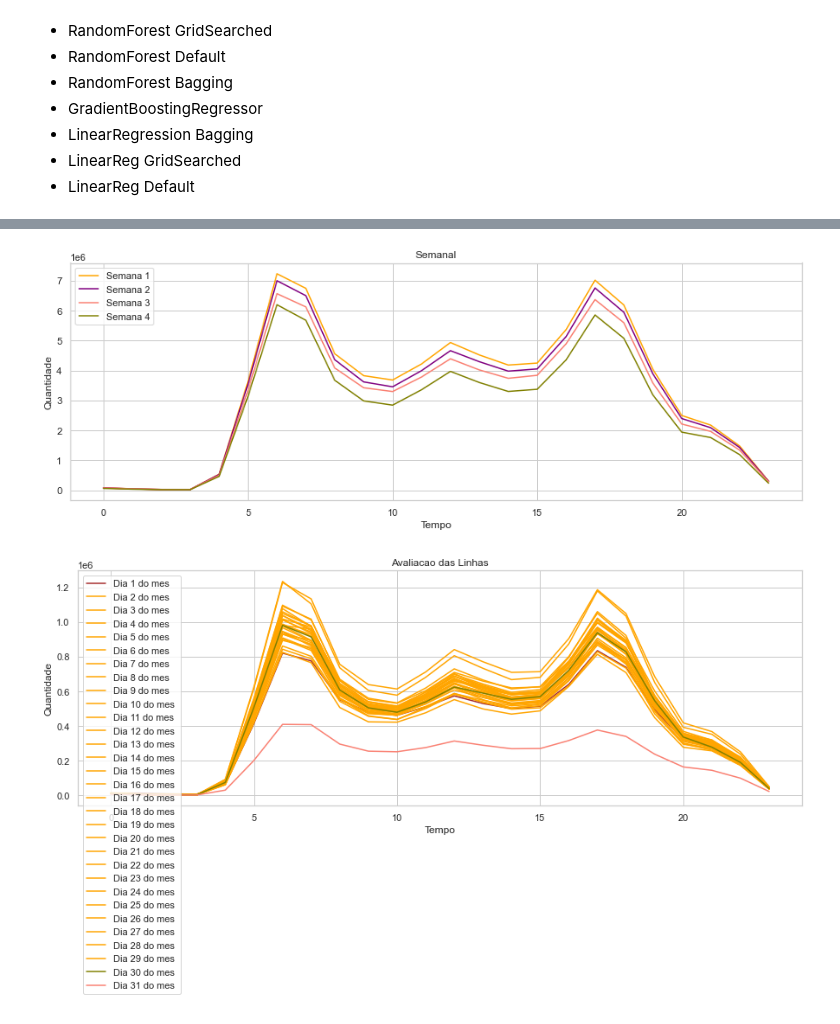
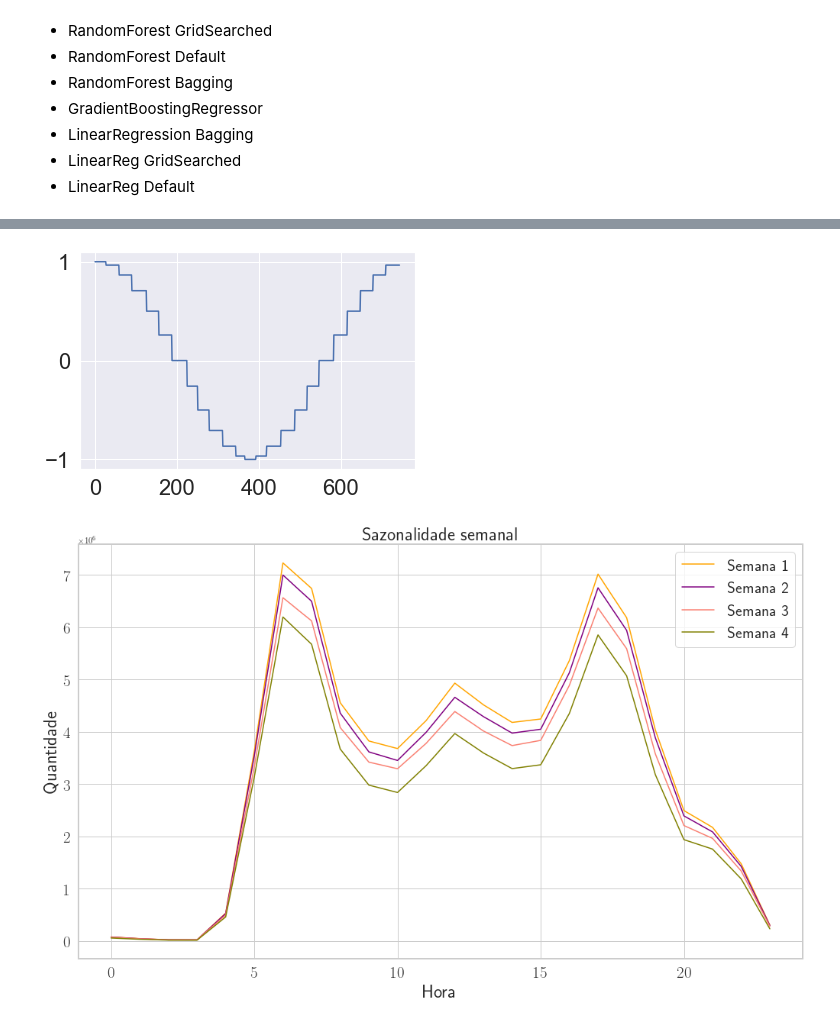
Before and after one commit to medeirosvictor/ds-mobilidade-urbana-fortaleza, a Jupyter notebook: Data-Visualization.ipynb, the cells around one changed output, grey strips where cells are left out. Cells and saved outputs as stored; diff of their text form; code cells hidden in the pictures.

```diff
--- a/Data-Visualization.ipynb
+++ b/Data-Visualization.ipynb
@@ -277,7 +306,7 @@ def rand_times(n):
     rand_seconds = np.random.randint(0, 24, n)
     return pd.DataFrame(data=dict(seconds=rand_seconds))
 
-n_rows = 1000
+n_rows = 744
 
 df = rand_times(n_rows)
 # sort for the sake of graphing
@@ -292,7 +321,12 @@ df['cos_hora'] = np.cos(2*np.pi*df.seconds/seconds_in_day)
 df.drop('seconds', axis=1, inplace=True)
 
 df.head()
-
-df.sample(80).plot.scatter('sin_hora','cos_hora').set_aspect('equal');
+plt.figure(figsize=(10,20))
+plt.rc('axes', linewidth=2, labelpad=5)
+plt.rc('font', family='serif', serif='Computer Modern', size=32)
+sns.set(font_scale = 2)
+plt.rc('text', usetex=False)
+df.sample(168).plot.scatter('sin_hora','cos_hora').set_aspect('equal');
+plt.savefig(f'./images/sin_cos.pdf')
 # %% [output]
 *c* argument looks like a single numeric RGB or RGBA sequence, which should be avoided as value-mapping will have precedence in case its length matches with *x* & *y*.  Please use the *color* keyword- ...
@@ -310,29 +344,51 @@ df.cos_hora.plot()
+# %%
+# plt.rc('axes', linewidth=2, labelpad=5)
+# plt.rc('text', usetex=True)
+# plt.rc('font', family='serif', serif='Computer Modern', size=60)
+# sns.set(font_scale = 3)
+df.cos_hora.plot()
+plt.savefig(f'./images/cos.pdf')
+# %% [output]
+[figure, added]
 # %%
-plt.figure(figsize=(15,5))
-plt.xlabel('Tempo')
-plt.ylabel('Quantidade')
+plt.rc('axes', linewidth=2, labelpad=5)
+plt.rc('text', usetex=True)
+plt.rc('font', family='serif', serif='Computer Modern', size=42)
+sns.set(font_scale = 2)
+sns.set_theme(style="whitegrid")
+plt.rc('axes', linewidth=2, labelpad=5)
+plt.figure(figsize=(17,10))
 
-plt.title("Semanal")
+# plt.figure(figsize=(15,5))
+plt.xlabel('Hora', fontsize=24)
+plt.ylabel('Quantidade', fontsize=24)
+
+plt.title("Sazonalidade semanal", fontsize=24)
 sns.lineplot(x='hora', y='validations_per_hour', data=data_2015[data_2015.semana_do_mes == 1].groupby([ 'hora']).sum().reset_index(), ci=None, color='orange', label="Semana 1")
 sns.lineplot(x='hora', y='validations_per_hour', data=data_2015[data_2015.semana_do_mes == 2].groupby([ 'hora']).sum().reset_index(), ci=None, color='purple', label="Semana 2")
 sns.lineplot(x='hora', y='validations_per_hour', data=data_2015[data_2015.semana_do_mes == 3].groupby([ 'hora']).sum().reset_index(), ci=None, color='salmon', label="Semana 3")
 sns.lineplot(x='hora', y='validations_per_hour', data=data_2015[data_2015.semana_do_mes == 4].groupby([ 'hora']).sum().reset_index(), ci=None, color='olive', label="Semana 4")
 plt.legend(loc="upper left")
+plt.xticks(fontsize=21)
+plt.yticks(fontsize=21)
+plt.legend(fontsize=21)
 plt.savefig('./images/sazonalidade_semanas.pdf')
 plt.show()
 
-plt.figure(figsize=(15,5))
-plt.xlabel('Tempo')
-plt.ylabel('Quantidade')
-plt.title("Avaliacao das Linhas")
-sns.lineplot(x='hora', y='validations_per_hour', data=data_2015[data_2015.d_mes == 1].groupby([ 'hora']).sum().reset_index(), ci=None, color='brown', label=f"Dia 1 do mes ")
-for i in range(2, 30):
-    sns.lineplot(x='hora', y='validations_per_hour', data=data_2015[data_2015.d_mes == i].groupby([ 'hora']).sum().reset_index(), ci=None, color='orange', label=f"Dia {i} do mes ")
-sns.lineplot(x='hora', y='validations_per_hour', data=data_2015[data_2015.d_mes == 30].groupby([ 'hora']).sum().reset_index(), ci=None, color='olive', label=f"Dia 30 do mes ")
-sns.lineplot(x='hora', y='validations_per_hour', data=data_2015[data_2015.d_mes == 31].groupby([ 'hora']).sum().reset_index(), ci=None, color='salmon', label=f"Dia 31 do mes ")
-plt.legend(loc="upper left")
-plt.show()
+# plt.figure(figsize=(15,5))
+# plt.xlabel('Hora')
+# plt.ylabel('Quantidade')
+# plt.title("Avaliacao das Linhas")
+# sns.lineplot(x='hora', y='validations_per_hour', data=data_2015[data_2015.d_mes == 1].groupby([ 'hora']).sum().reset_index(), ci=None, color='brown', label=f"Dia 1 do mes ")
+# for i in range(2, 30):
+#     sns.lineplot(x='hora', y='validations_per_hour', data=data_2015[data_2015.d_mes == i].groupby([ 'hora']).sum().reset_index(), ci=None, color='orange', label=f"Dia {i} do mes ")
+# sns.lineplot(x='hora', y='validations_per_hour', data=data_2015[data_2015.d_mes == 30].groupby([ 'hora']).sum().reset_index(), ci=None, color='olive', label=f"Dia 30 do mes ")
+# sns.lineplot(x='hora', y='validations_per_hour', data=data_2015[data_2015.d_mes == 31].groupby([ 'hora']).sum().reset_index(), ci=None, color='salmon', label=f"Dia 31 do mes ")
+# plt.xticks(fontsize=21)
+# plt.yticks(fontsize=21)
+# plt.legend(fontsize=32)
+# plt.legend(loc="upper left")
+# plt.show()
 # %% [output]
-[figure, old version]
+[figure, new version]
-[figure, removed]
 # %%
```
Also changed, not shown: parts of 16 cells of this notebook, 51 other files.
